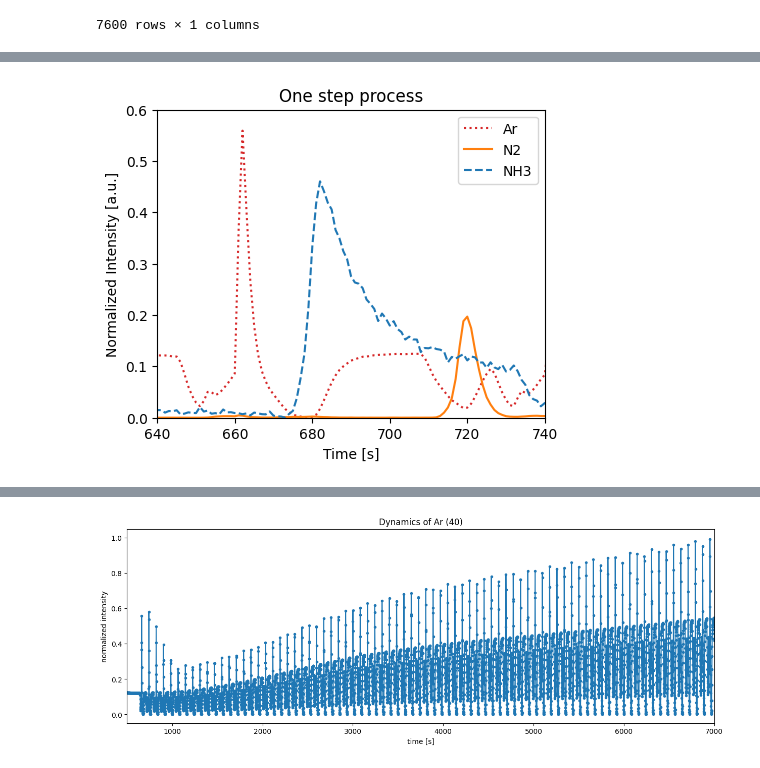
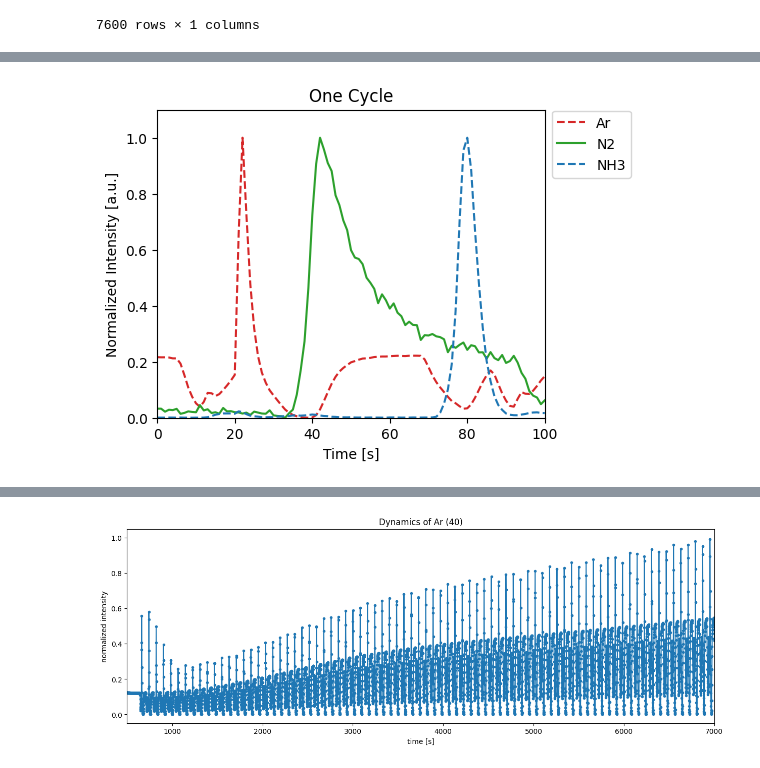
Before and after one commit to 24shiny/TOF_data, a Jupyter notebook: p2_cycle.ipynb, the cells around one changed output, grey strips where cells are left out. Cells and saved outputs as stored; diff of their text form; code cells hidden in the pictures.

```diff
--- a/p2_cycle.ipynb
+++ b/p2_cycle.ipynb
@@ -156,21 +169,26 @@ category_df_scaled[0]
 # %%
-ar = category_df_scaled[0].loc[:,40]
-n2 = category_df_scaled[1].loc[:,28]
-nh3 = category_df_scaled[3].loc[:,17]
-category_to_plot = [ar, n2, nh3]
-colors = ['tab:red', 'tab:orange', 'tab:blue']
-line_style = [':','-','--']
+# MinMaxScaler to each element
+mm = MinMaxScaler()
+ar = mm.fit_transform(np.array(df.loc[:,40][640:741].values).reshape(-1,1))
+mm = MinMaxScaler()
+n2 = mm.fit_transform(np.array(df.loc[:,28][640:741].values).reshape(-1,1))
+mm = MinMaxScaler()
+nh3 = mm.fit_transform(np.array(df.loc[:,17][640:741].values).reshape(-1,1))
+
+category_to_plot = [ar, nh3, n2]
+colors = ['tab:red', 'tab:green', 'tab:blue']
+line_style = ['--','-','--']
 
 # plot together
 plt.figure(figsize=(5,4))
 for idx, val in enumerate(category_to_plot):
     plt.plot(val,line_style[idx],color=colors[idx])
     plt.xlabel('Time [s]')
-    plt.xlim(640,740)
-    plt.ylim(0,0.6)
+    plt.xlim(0,100)
+    plt.ylim(0,1.1)
     plt.ylabel('Normalized Intensity [a.u.]')
-plt.legend(['Ar','N2','NH3'])
-plt.title('One step process')
+plt.legend(['Ar','N2','NH3'], bbox_to_anchor=(1,1.02), loc='upper left')
+plt.title('One Cycle')
 plt.show()
 # %% [output]
-[figure, old version]
+[figure, new version]
```
Also changed, not shown: parts of 10 cells of this notebook, 6 other files.
